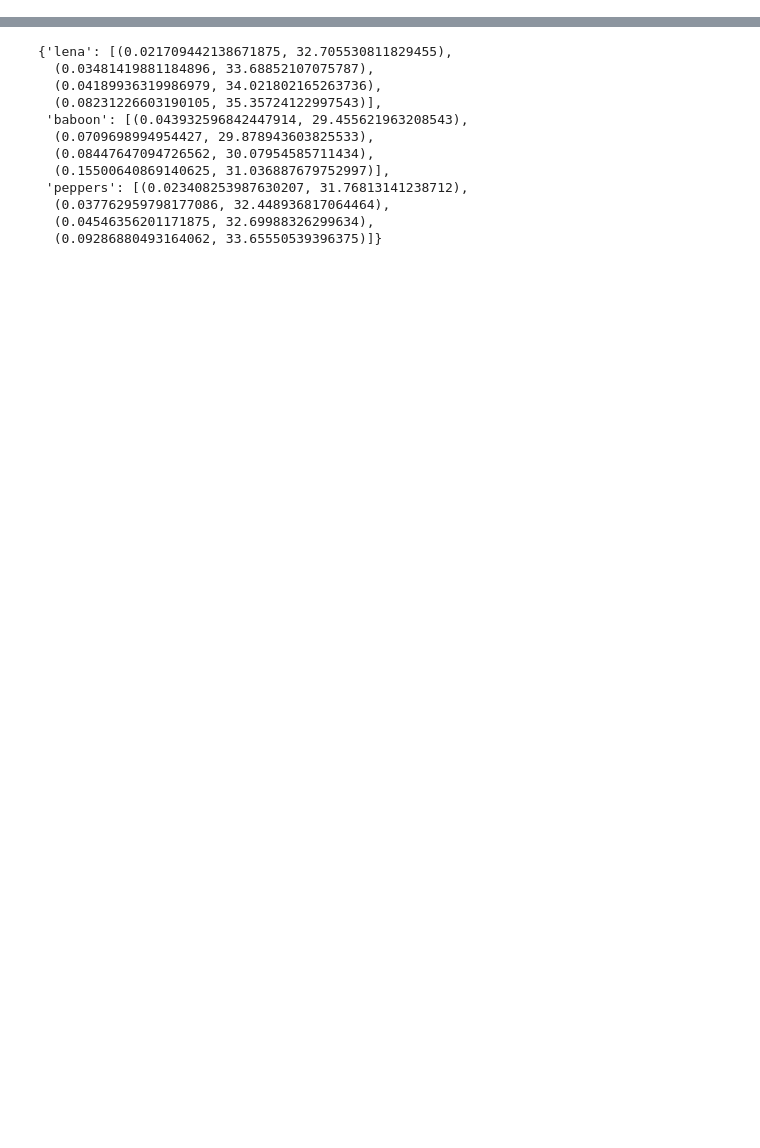
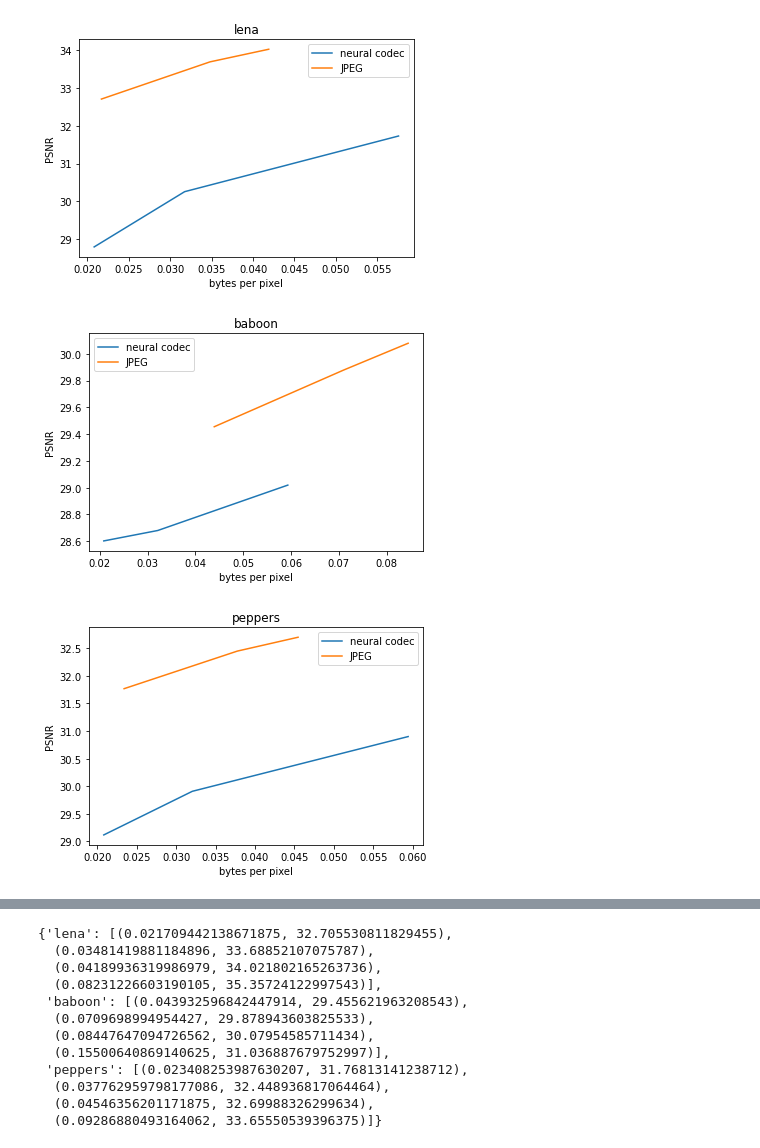
Before and after one commit to proshian/image-compression-neural-autoencoder, a Jupyter notebook: inference_and_jpg_comparison.ipynb, the cells around one changed output, grey strips where cells are left out. Cells and saved outputs as stored; diff of their text form; code cells hidden in the pictures; blank space fills up the shorter version.

```diff
--- a/inference_and_jpg_comparison.ipynb
+++ b/inference_and_jpg_comparison.ipynb
@@ -69,3 +69,18 @@ for filename in filenames:
+# %%
+for filename in filenames:
+    fig = plt.figure()
+    ax = fig.add_subplot()
+    ax.set_title(filename)
+    ax.set_xlabel('bytes per pixel')
+    ax.set_ylabel('PSNR')
+    plt.plot(*list(zip(*my_coords[filename][:-1])))
+    plt.plot(*list(zip(*jpg_coords[filename][:-1])))
+    ax.legend(["neural codec", "JPEG"])
+    plt.show()
+# %% [output]
+[figure, added]
+[figure, added]
+[figure, added]
 # %%
 my_coords
 # %% [output]
```
Also changed, not shown: parts of 14 cells of this notebook, 6 other files.
